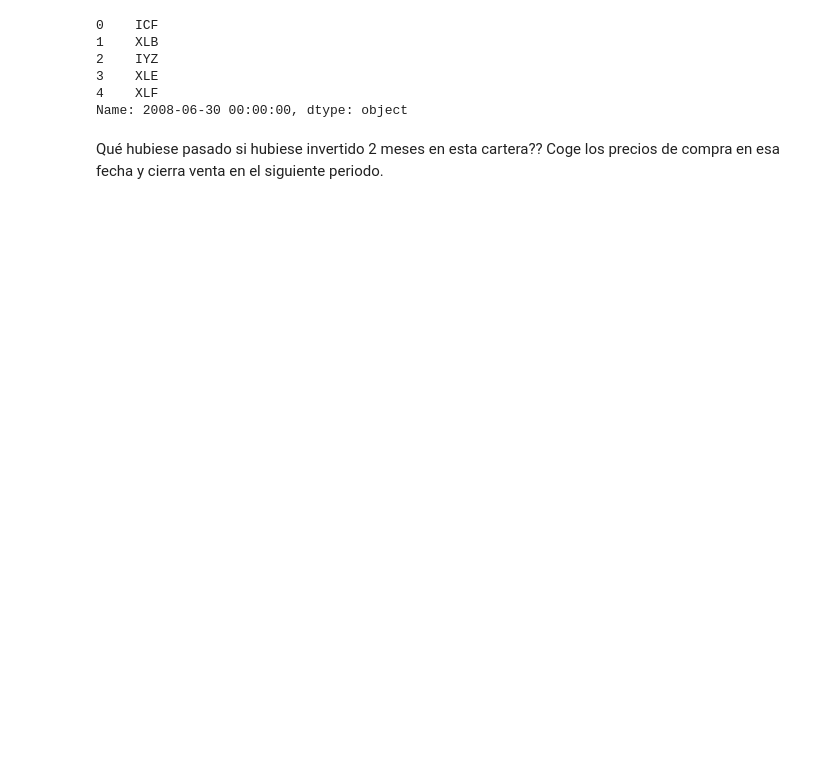
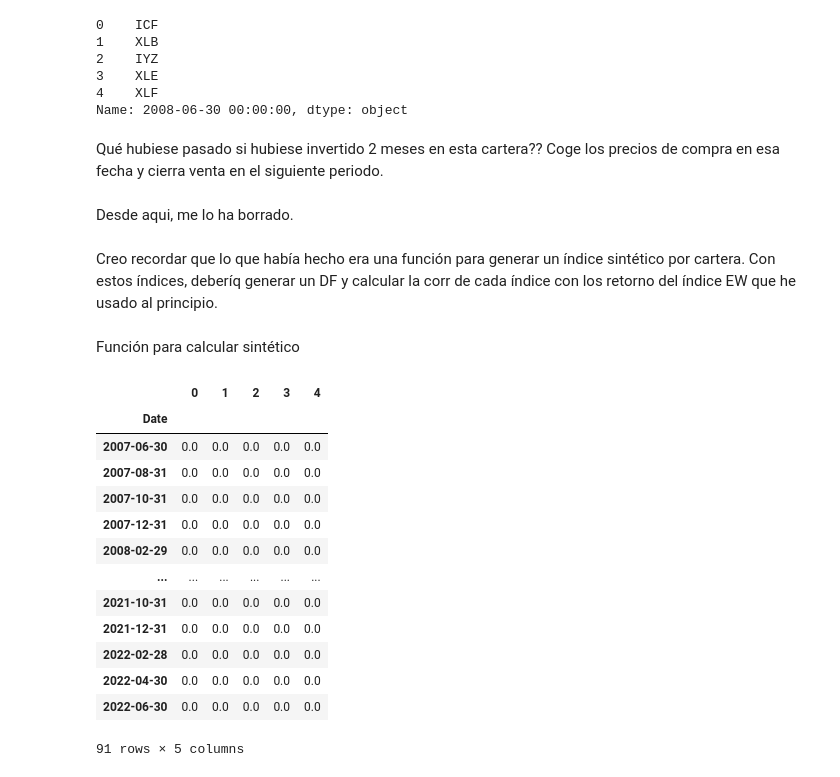
Before and after one commit to NicoGuillen/Backtest, a Jupyter notebook: Quant_Features.ipynb, the cells around one changed output. Drawn from its saved outputs; the diff is of its cells as text; code cells hidden in the pictures; blank space fills up the shorter version.

```diff
--- a/Quant_Features.ipynb
+++ b/Quant_Features.ipynb
@@ -2189,3 +2193,9 @@ carteras.iloc[4,:]
 Name: 2008-06-30 00:00:00, dtype: object
 # %% [markdown]
 Qué hubiese pasado si hubiese invertido 2 meses en esta cartera?? Coge los precios de compra en esa fecha y cierra venta en el siguiente periodo.
+# %% [markdown]
+Desde aqui, me lo ha borrado.
+# %% [markdown]
+Creo recordar que lo que había hecho era una función para generar un índice sintético por cartera. Con estos índices, deberíq generar un DF y calcular la corr de cada índice con los retorno del índice EW que he usado al principio.
+# %% [markdown]
+Función para calcular sintético
@@ -2191,0 +2205,17 @@ Qué hubiese pasado si hubiese invertido 2 meses en esta cartera?? Coge los prec
+# %%
+df
+# %% [output]
+|  | 0 | 1 | 2 | 3 | 4 |
+| Date |  |  |  |  |  |
+| 2007-06-30 | 0.0 | 0.0 | 0.0 | 0.0 | 0.0 |
+| 2007-08-31 | 0.0 | 0.0 | 0.0 | 0.0 | 0.0 |
+| 2007-10-31 | 0.0 | 0.0 | 0.0 | 0.0 | 0.0 |
+| 2007-12-31 | 0.0 | 0.0 | 0.0 | 0.0 | 0.0 |
+| 2008-02-29 | 0.0 | 0.0 | 0.0 | 0.0 | 0.0 |
+| ... | ... | ... | ... | ... | ... |
+| 2021-10-31 | 0.0 | 0.0 | 0.0 | 0.0 | 0.0 |
+| 2021-12-31 | 0.0 | 0.0 | 0.0 | 0.0 | 0.0 |
+| 2022-02-28 | 0.0 | 0.0 | 0.0 | 0.0 | 0.0 |
+| 2022-04-30 | 0.0 | 0.0 | 0.0 | 0.0 | 0.0 |
+| 2022-06-30 | 0.0 | 0.0 | 0.0 | 0.0 | 0.0 |
+91 rows × 5 columns
```
Also changed, not shown: parts of 63 cells of this notebook, 1 other file.
